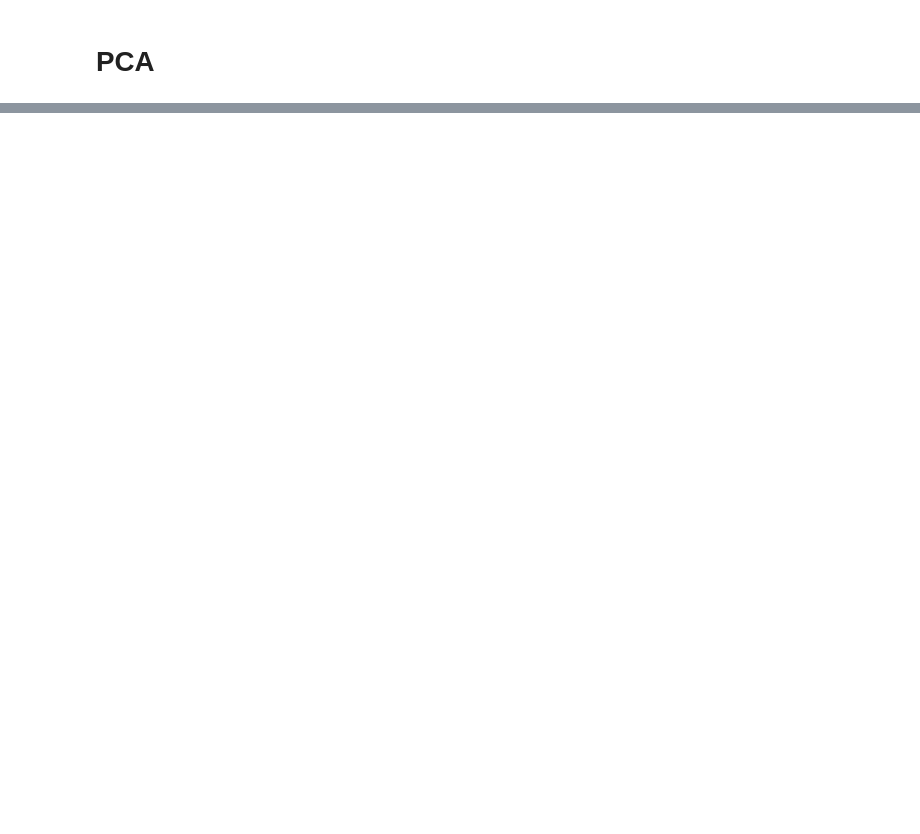
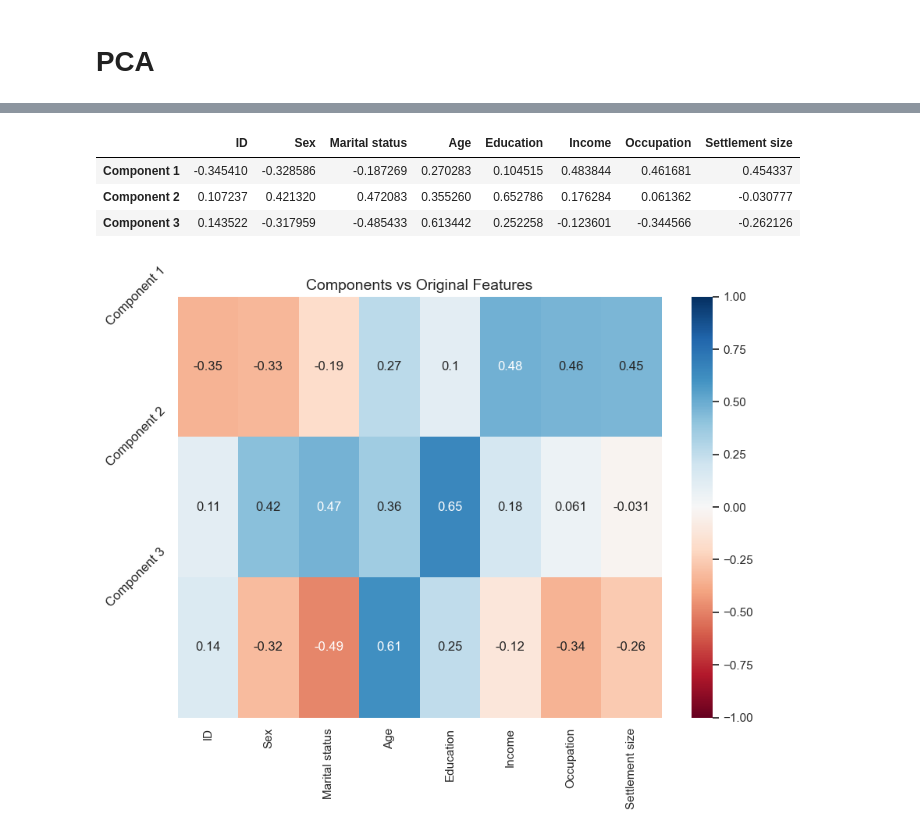
Before and after one commit to kennyOlakunle/customer_segmentation_using_Python, a Jupyter notebook: segment_ML.ipynb, the cells around one changed output, grey strips where cells are left out. Drawn from its saved outputs; the diff is of its cells as text; code cells hidden in the pictures; blank space fills up the shorter version.

```diff
--- a/segment_ML.ipynb
+++ b/segment_ML.ipynb
@@ -335,0 +393,4 @@ pca.fit(df_std)
+# %%
+pca = PCA(n_components = 3)
+pca.fit(seg_data_stand)
+pca.components_
@@ -335,0 +412,25 @@ pca.fit(df_std)
+# %%
+df_pca_comp = pd.DataFrame(data = pca.components_,
+                           columns = seg_data.columns,
+              index = ['Component 1', 'Component 2', 'Component 3'])
+df_pca_comp
+# %% [output]
+|  | ID | Sex | Marital status | Age | Education | Income | Occupation | Settlement size |
+| Component 1 | -0.345410 | -0.328586 | -0.187269 | 0.270283 | 0.104515 | 0.483844 | 0.461681 | 0.454337 |
+| Component 2 | 0.107237 | 0.421320 | 0.472083 | 0.355260 | 0.652786 | 0.176284 | 0.061362 | -0.030777 |
+| Component 3 | 0.143522 | -0.317959 | -0.485433 | 0.613442 | 0.252258 | -0.123601 | -0.344566 | -0.262126 |
+# %%
+plt.figure(figsize=(10,7))
+sns.heatmap(df_pca_comp,
+            vmin = -1,
+            vmax = 1,
+            cmap = 'RdBu',
+            annot = True)
+plt.yticks([0, 1, 2],
+           ['Component 1', 'Component 2', 'Component 3'],
+           rotation = 45,
+           fontsize = 12)
+plt.title('Components vs Original Features',fontsize = 14)
+plt.show()
+# %% [output]
+[figure, added]
```
Also changed, not shown: parts of 19 cells of this notebook.
